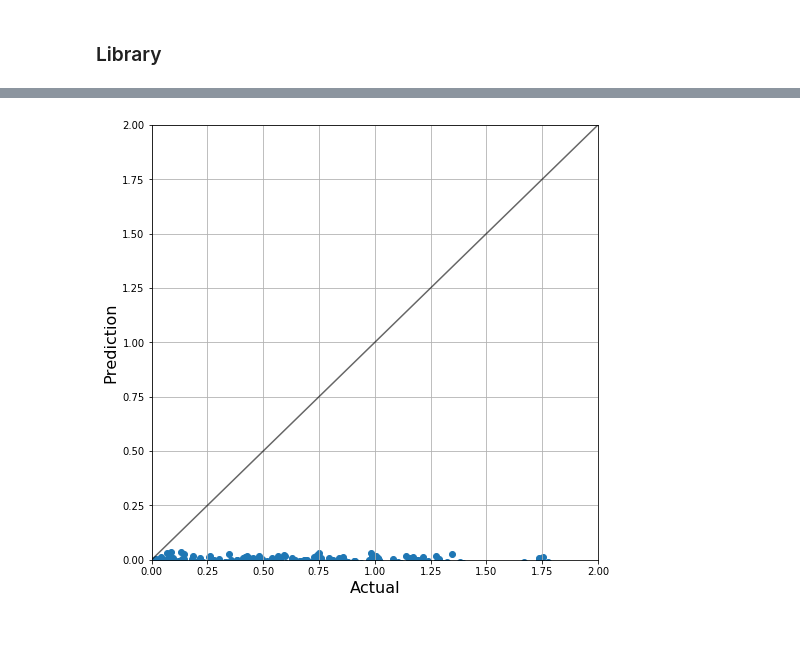
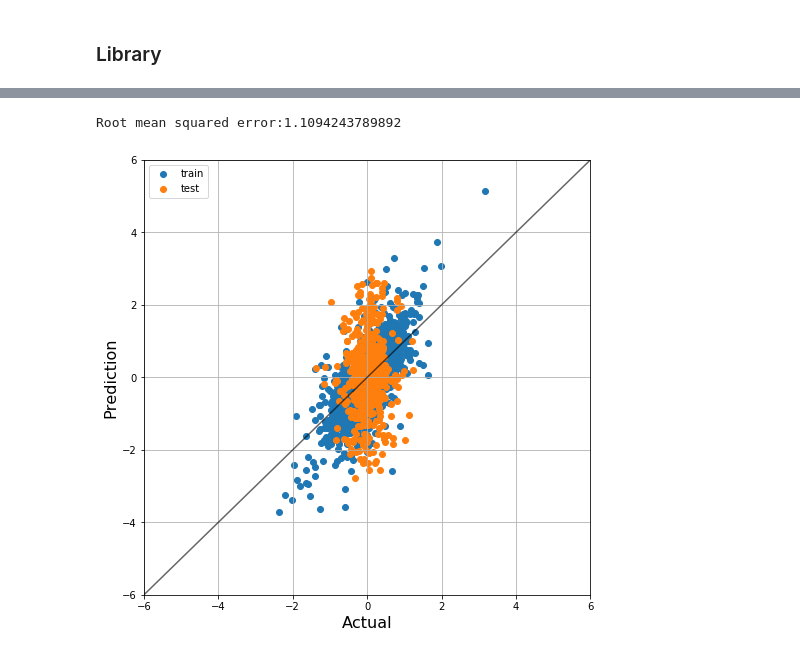
Before and after one commit to tosshi0219/fx, a Jupyter notebook: jupyter/learning_neuralnetwork.ipynb, the cells around one changed output, grey strips where cells are left out. Saved outputs shown, nothing was run; the diff lists cells and outputs as text; code cells hidden in the pictures.

```diff
--- a/jupyter/learning_neuralnetwork.ipynb
+++ b/jupyter/learning_neuralnetwork.ipynb
@@ -51,2 +46,16 @@ X, y = create_dataset(df_std, 20)
+# %%
+df_std = df.copy()
+stds, means = [], []
+for col in df:
+    std = df[col].std()
+    mean = df[col].mean()
+    df_std[col] = (df[col] - mean) / std
+    stds.append(std)
+    means.append(mean)
+data = np.array(df_std)
+# %%
+look_back = 10
+pred_length = 1
+X, y = create_dataset(data, look_back, pred_length)
 # %%
-X_train, y_train, X_test, y_test = split_data(X, y)
+X_train, y_train, X_test, y_test, pos = split_data(X, y)
@@ -61,8 +66,8 @@ sequential = rm.Sequential([
     rm.Dense(1)
 ])
 # %%
-batch_size = 100
-epoch = 1
+batch_size = 200
+epoch = 500
 N = len(X_train)
 T = X_train.shape[1]
 
@@ -112,20 +133,31 @@ plt.grid()
 # %%
 # predict test value
-# y_train_pred = sequential(X_train[:, t, :])
-y_test_pred = sequential(X_test[:, t, :])
+for t in range(T):
+    y_test_pred = sequential(X_test[:, t, :])
+sequential.truncate()
+for t in range(T):
+    y_train_pred = sequential(X_train[:, t, :])
+sequential.truncate()
 
 # # convert standardized heating-load to its original unit
-# true = y_test[:, 0].reshape(-1, 1) * v_std + v_mean
-# pred = y_pred * v_std + v_mean
+y_train = y_train * stds[9] + means[9]
+y_train_pred = y_train_pred * stds[9] + means[9]
+y_test = y_test * stds[9] + means[9]
+y_test_pred = y_test_pred * stds[9] + means[9]
+
+# Root mean squared error
+print("Root mean squared error:{}".format(np.sqrt(mean_squared_error(y_test, y_test_pred))))
 
 plt.figure(figsize=(8, 8))
-plt.plot([0, 2], [0, 2], c='k', alpha=0.6) # diagonal line
-# plt.scatter(y_train, y_train_pred)
-plt.scatter(y_test, y_test_pred)
-plt.xlim(0, 2)
-plt.ylim(0, 2)
+plt.plot([-6, 6], [-6, 6], c='k', alpha=0.6) # diagonal line
+plt.scatter(y_train, y_train_pred, label = 'train')
+plt.scatter(y_test, y_test_pred, label = 'test')
+plt.xlim(-6, 6)
+plt.ylim(-6, 6)
 plt.xlabel('Actual', fontsize=16)
 plt.ylabel('Prediction', fontsize=16)
+plt.legend()
 plt.grid()
 # %% [output]
+Root mean squared error:1.1094243789892
-[figure, old version]
+[figure, new version]
```
Also changed, not shown: parts of 13 cells of this notebook.
